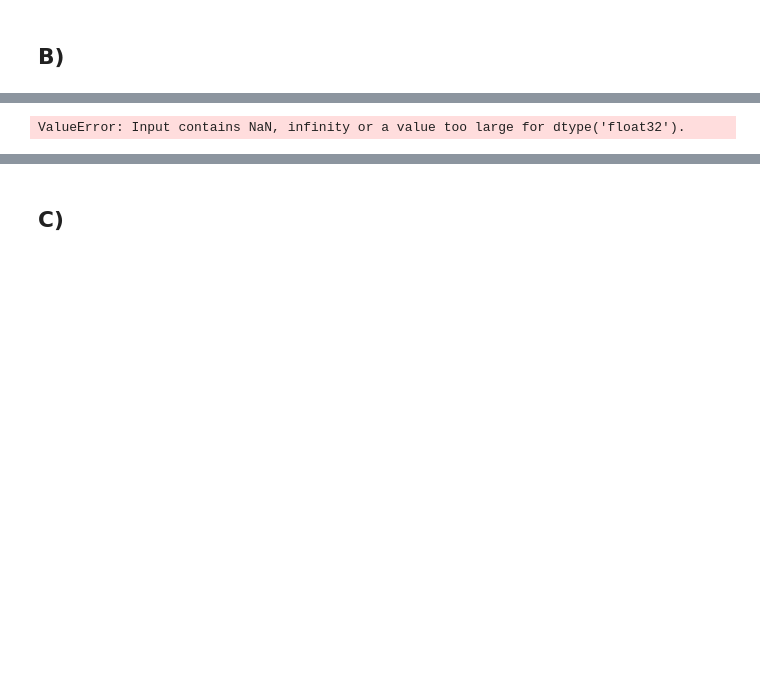
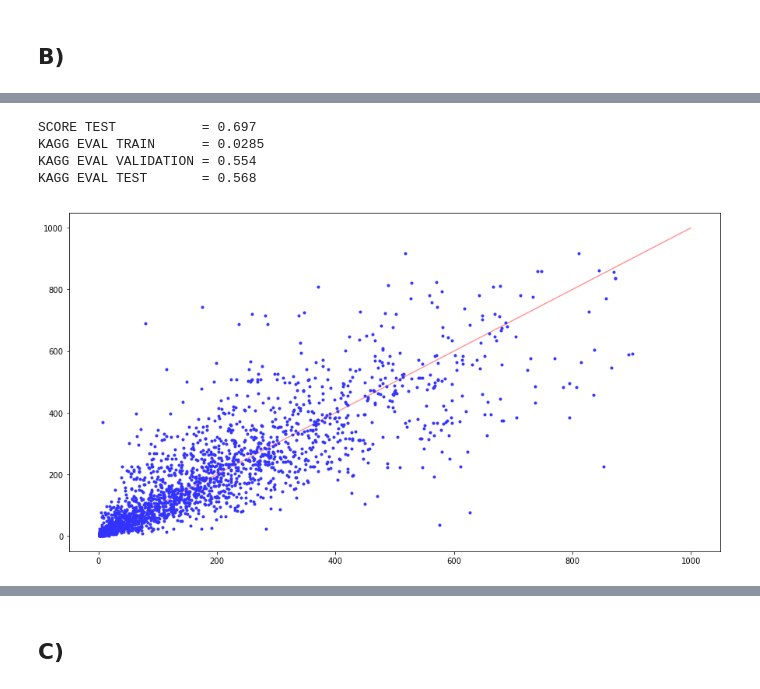
Before and after one commit to JavierL1/Tarea3-INF393, a Jupyter notebook: Untitled.ipynb, the cells around one changed output, grey strips where cells are left out. Drawn from its saved outputs; the diff is of its cells as text; code cells hidden in the pictures; blank space fills up the shorter version.

```diff
--- a/Untitled.ipynb
+++ b/Untitled.ipynb
@@ -295,13 +296,18 @@ for dataframe in dataframes:
             dataframe.drop(index, inplace=True)
             dropped+=1
     print("Se eliminaran {0} registros del dataframe.".format(dropped))
+    print("Ahora hay {0} registros en el dataframe.".format(dataframe.shape[0]))
 
 ntrain2 = dftrain2.shape[0]
 nval2 = dftrain2.shape[0] + dfval2.shape[0]
 
 df2 = pd.concat([dftrain2, dfval2, dftest2])
+print("El dataframe de entrenamiento termina en {0}.".format(ntrain2))
+print("El dataframe de validacion termina en {0}.".format(nval2))
+print("Existen {0} registros en el dataframe concatenado.".format(df2.shape[0]))
 
-print("Ahora existen {0} registros en el dataframe.".format(df2.shape[0]))
+df2['hour'] = pd.to_datetime(df2['datetime']).apply(lambda x: x.strftime('%H'))
+df2['hour'] = pd.to_numeric(df2['hour'])
 # %% [output]
 Existen 6562 registros en el dataframe.
 Se eliminaran 14 registros del dataframe.
@@ -475,38 +486,24 @@ KAGG EVAL TEST       = 0.574
 # %%
 Xdf2=df2.loc[:, X_cols]
 Ydf2=df2.loc[:,'count']
 
 X2_train = Xdf2[0:ntrain2].values
 X2_val = Xdf2[ntrain2:nval2].values
 X2_test = Xdf2[nval2:].values
 Y2_train = Ydf2[0:ntrain2].values
 Y2_val = Ydf2[ntrain2:nval2].values
 Y2_test = Ydf2[nval2:].values
 
 model = Tree(random_state=0)
 model.fit(X2_train,Y2_train)
-score_test = model.score(X2_test,Y2_test)
-print("{:20} = {:<15.3}".format("SCORE TEST", score_test))
 
-Y2_pred_train = model.predict(X2_train)
-Y2_pred_val = model.predict(X2_val)
-Y2_pred_test = model.predict(X2_test)
-
-kagg_train = eval_bikemodel(Y2_pred_train,Y2_train)
-kagg_val = eval_bikemodel(Y2_pred_val,Y2_val)
-kagg_test = eval_bikemodel(Y2_pred_test,Y2_test)
-
-
-print("{:20} = {:<15.3}".format("KAGG EVAL TRAIN", kagg_train))
-print("{:20} = {:<15.3}".format("KAGG EVAL VALIDATION", kagg_val))
-print("{:20} = {:<15.3}".format("KAGG EVAL TEST", kagg_test))
-
-plt.figure(figsize=(15, 8))
-plt.plot(indentity,indentity,'-',color=(1,0.2,0.2),alpha=0.5)
-plt.plot(Y2_test,Y2_pred_test,'.',color=(0.2,0.2,1))
-plt.show()
+model_score_and_plot(model, X2_train, Y2_train, X2_val, Y2_val, X2_test, Y2_test)
 # %% [output]
-ValueError: Input contains NaN, infinity or a value too large for dtype('float32').
+SCORE TEST           = 0.697
+KAGG EVAL TRAIN      = 0.0285
+KAGG EVAL VALIDATION = 0.554
+KAGG EVAL TEST       = 0.568
+[figure, added]
 # %%
 importance = model.feature_importances_
 x_ticks = np.arange(len(importance))
```
Also changed, not shown: parts of 9 cells of this notebook.
